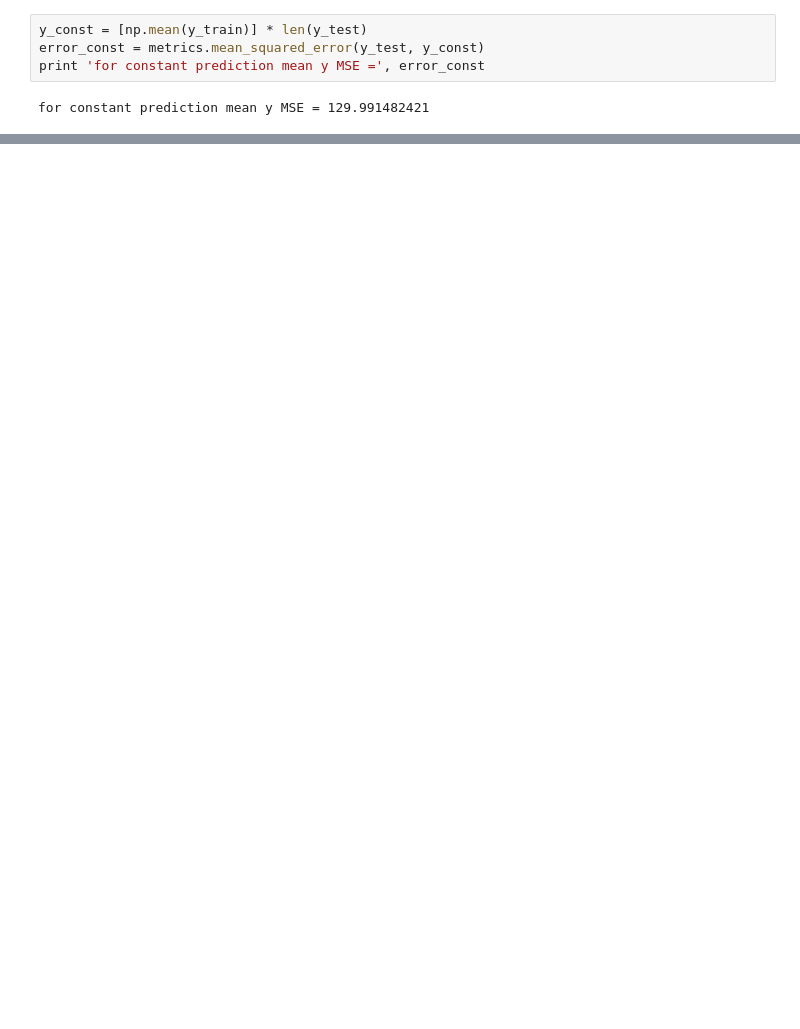
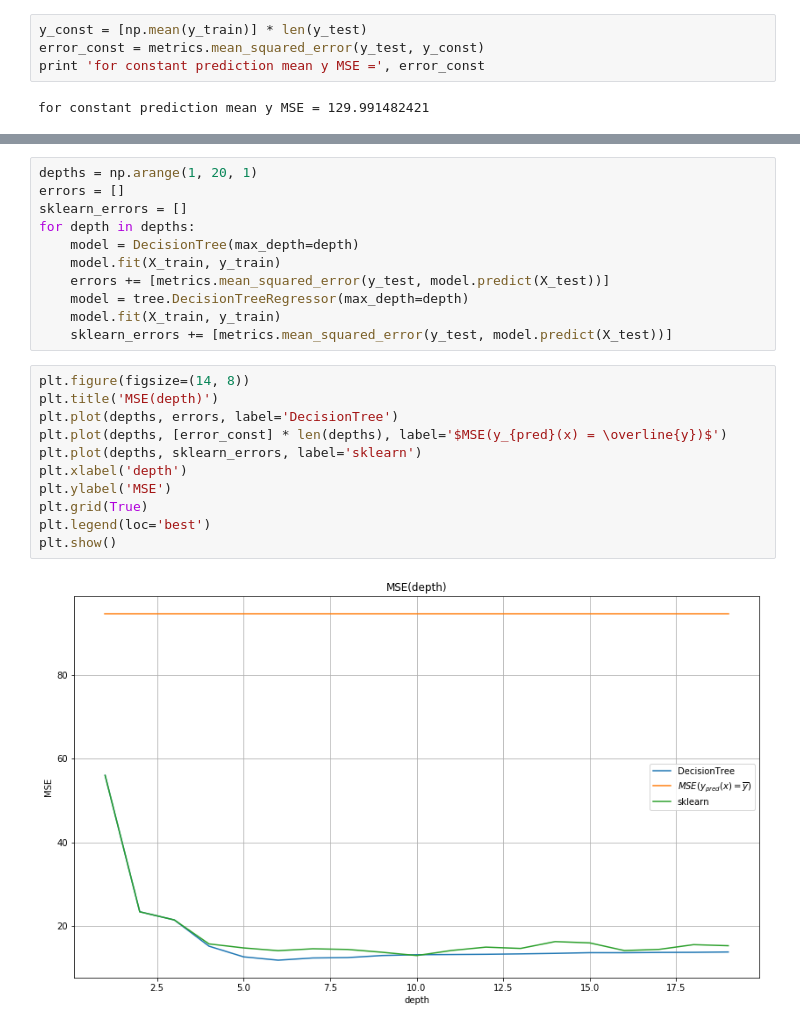
Before and after one commit to Boialex/MIPT-ML, a Jupyter notebook: hw2/DecisionTree.ipynb, the cells around one changed output, grey strips where cells are left out. Saved outputs shown, nothing was run; the diff lists cells and outputs as text; blank space fills up the shorter version.

```diff
--- a/hw2/DecisionTree.ipynb
+++ b/hw2/DecisionTree.ipynb
@@ -182,0 +235,24 @@ plt.show()
+# %%
+depths = np.arange(1, 20, 1)
+errors = []
+sklearn_errors = []
+for depth in depths:
+    model = DecisionTree(max_depth=depth)
+    model.fit(X_train, y_train)
+    errors += [metrics.mean_squared_error(y_test, model.predict(X_test))]
+    model = tree.DecisionTreeRegressor(max_depth=depth)
+    model.fit(X_train, y_train)
+    sklearn_errors += [metrics.mean_squared_error(y_test, model.predict(X_test))]
+# %%
+plt.figure(figsize=(14, 8))
+plt.title('MSE(depth)')
+plt.plot(depths, errors, label='DecisionTree')
+plt.plot(depths, [error_const] * len(depths), label='$MSE(y_{pred}(x) = \overline{y})$')
+plt.plot(depths, sklearn_errors, label='sklearn')
+plt.xlabel('depth')
+plt.ylabel('MSE')
+plt.grid(True)
+plt.legend(loc='best')
+plt.show()
+# %% [output]
+[figure, added]
```
Also changed, not shown: parts of 15 cells of this notebook.
